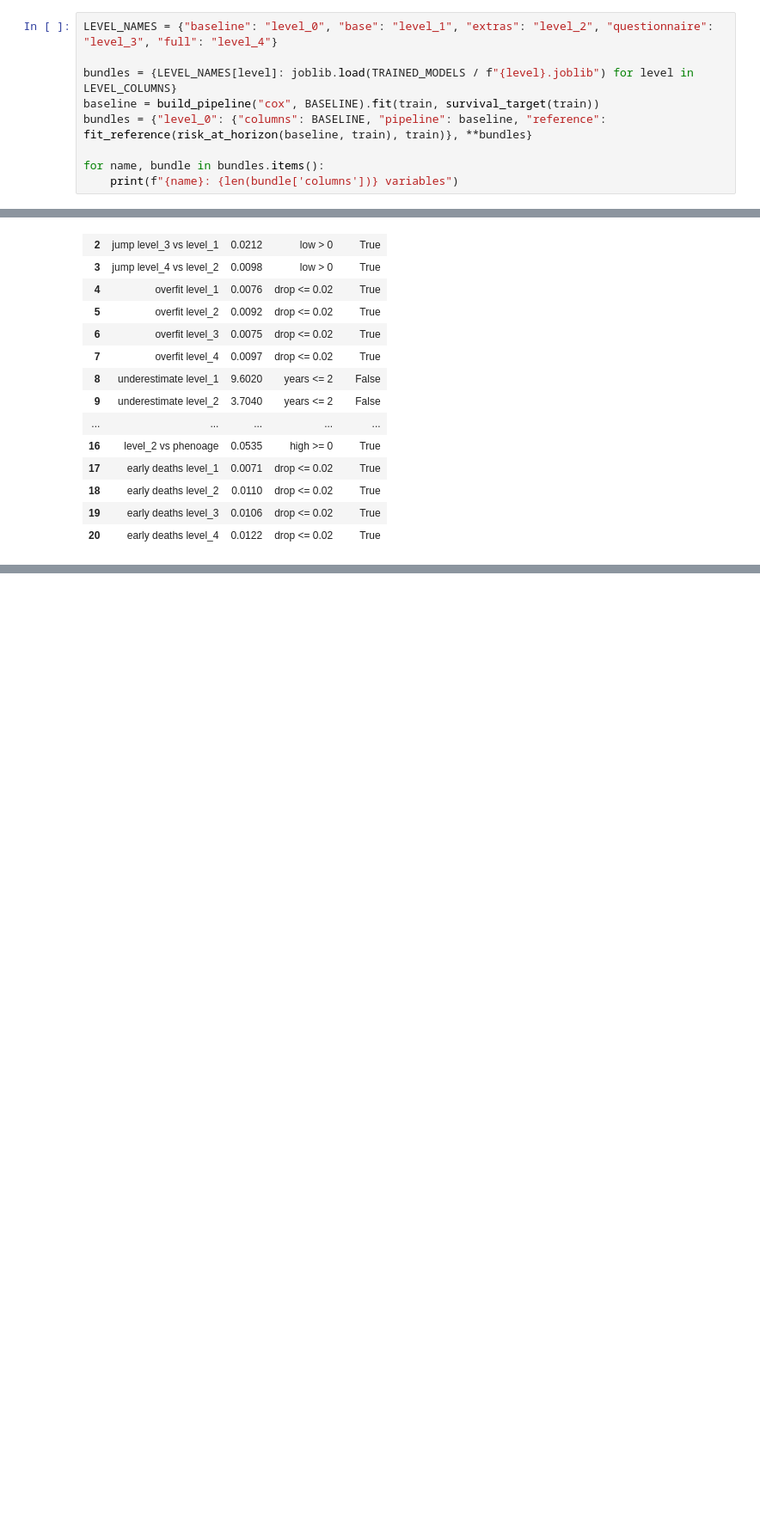
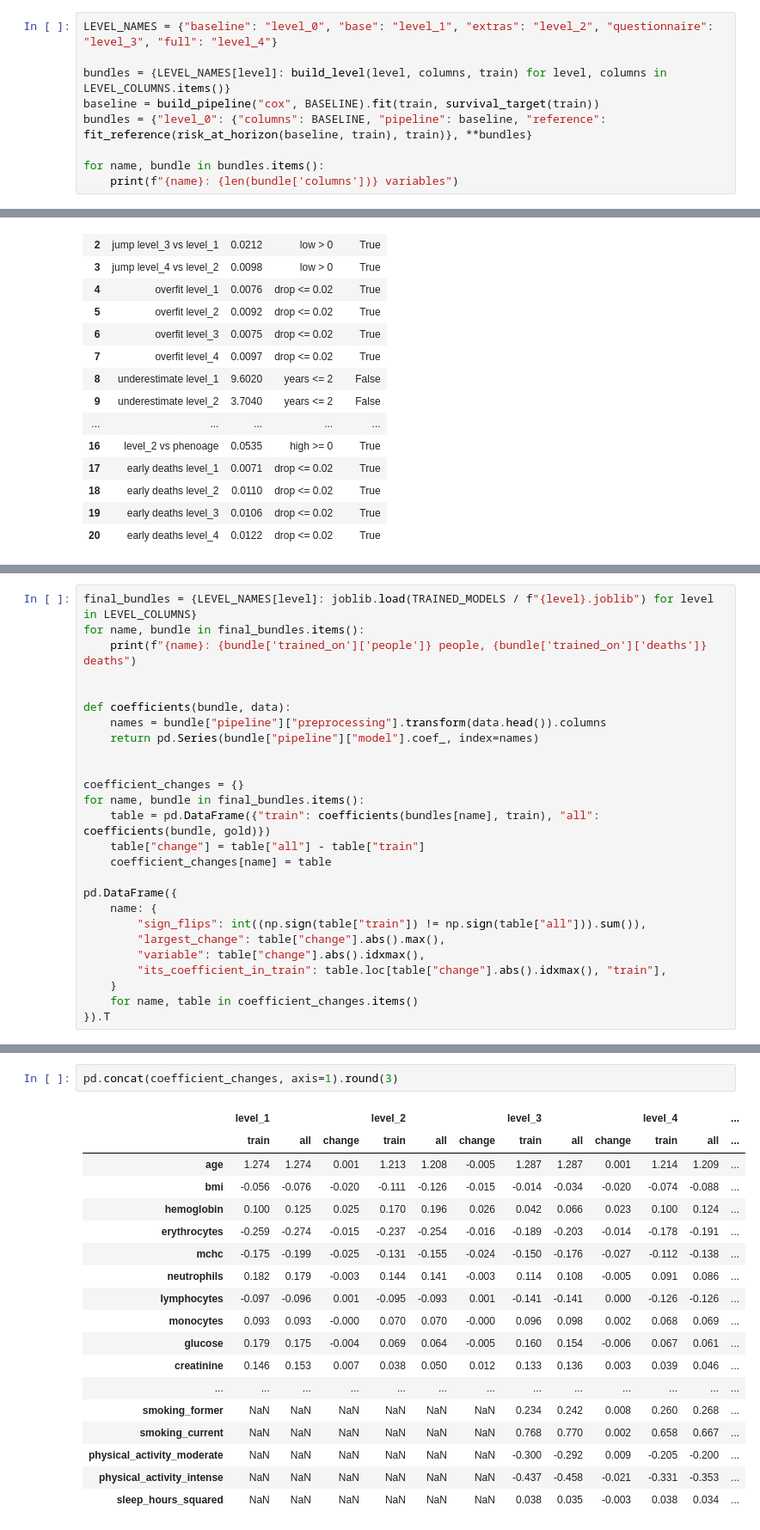
Before and after one commit to rubengil-dev/TFM---Evolve, a Jupyter notebook: notebooks/final_evaluation.ipynb, the cells around one changed output, grey strips where cells are left out. Shown at 86% size. Cells and saved outputs as stored; diff of their text form; blank space fills up the shorter version.

Commit message:
Modelo final entrenado con todos los datos y evaluación con modelos propios de train
Co-Authored-By: Claude Opus 5.5 <noreply@anthropic.com>

```diff
--- a/notebooks/final_evaluation.ipynb
+++ b/notebooks/final_evaluation.ipynb
@@ -83,7 +84,7 @@ folds: [7760, 7759, 7759, 7759, 7759] people in each validation part
 # %%
 LEVEL_NAMES = {"baseline": "level_0", "base": "level_1", "extras": "level_2", "questionnaire": "level_3", "full": "level_4"}
 
-bundles = {LEVEL_NAMES[level]: joblib.load(TRAINED_MODELS / f"{level}.joblib") for level in LEVEL_COLUMNS}
+bundles = {LEVEL_NAMES[level]: build_level(level, columns, train) for level, columns in LEVEL_COLUMNS.items()}
 baseline = build_pipeline("cox", BASELINE).fit(train, survival_target(train))
 bundles = {"level_0": {"columns": BASELINE, "pipeline": baseline, "reference": fit_reference(risk_at_horizon(baseline, train), train)}, **bundles}
 
@@ -361,0 +370,26 @@ verdict
+# %%
+final_bundles = {LEVEL_NAMES[level]: joblib.load(TRAINED_MODELS / f"{level}.joblib") for level in LEVEL_COLUMNS}
+for name, bundle in final_bundles.items():
+    print(f"{name}: {bundle['trained_on']['people']} people, {bundle['trained_on']['deaths']} deaths")
+
+
+def coefficients(bundle, data):
+    names = bundle["pipeline"]["preprocessing"].transform(data.head()).columns
+    return pd.Series(bundle["pipeline"]["model"].coef_, index=names)
+
+
+coefficient_changes = {}
+for name, bundle in final_bundles.items():
+    table = pd.DataFrame({"train": coefficients(bundles[name], train), "all": coefficients(bundle, gold)})
+    table["change"] = table["all"] - table["train"]
+    coefficient_changes[name] = table
+
+pd.DataFrame({
+    name: {
+        "sign_flips": int((np.sign(table["train"]) != np.sign(table["all"])).sum()),
+        "largest_change": table["change"].abs().max(),
+        "variable": table["change"].abs().idxmax(),
+        "its_coefficient_in_train": table.loc[table["change"].abs().idxmax(), "train"],
+    }
+    for name, table in coefficient_changes.items()
+}).T
@@ -361,0 +406,21 @@ verdict
+# %%
+pd.concat(coefficient_changes, axis=1).round(3)
+# %% [output]
+|  | level_1 |  |  | level_2 |  |  | level_3 |  |  | level_4 |  | ... |
+|  | train | all | change | train | all | change | train | all | change | train | all | ... |
+| age | 1.274 | 1.274 | 0.001 | 1.213 | 1.208 | -0.005 | 1.287 | 1.287 | 0.001 | 1.214 | 1.209 | ... |
+| bmi | -0.056 | -0.076 | -0.020 | -0.111 | -0.126 | -0.015 | -0.014 | -0.034 | -0.020 | -0.074 | -0.088 | ... |
+| hemoglobin | 0.100 | 0.125 | 0.025 | 0.170 | 0.196 | 0.026 | 0.042 | 0.066 | 0.023 | 0.100 | 0.124 | ... |
+| erythrocytes | -0.259 | -0.274 | -0.015 | -0.237 | -0.254 | -0.016 | -0.189 | -0.203 | -0.014 | -0.178 | -0.191 | ... |
+| mchc | -0.175 | -0.199 | -0.025 | -0.131 | -0.155 | -0.024 | -0.150 | -0.176 | -0.027 | -0.112 | -0.138 | ... |
+| neutrophils | 0.182 | 0.179 | -0.003 | 0.144 | 0.141 | -0.003 | 0.114 | 0.108 | -0.005 | 0.091 | 0.086 | ... |
+| lymphocytes | -0.097 | -0.096 | 0.001 | -0.095 | -0.093 | 0.001 | -0.141 | -0.141 | 0.000 | -0.126 | -0.126 | ... |
+| monocytes | 0.093 | 0.093 | -0.000 | 0.070 | 0.070 | -0.000 | 0.096 | 0.098 | 0.002 | 0.068 | 0.069 | ... |
+| glucose | 0.179 | 0.175 | -0.004 | 0.069 | 0.064 | -0.005 | 0.160 | 0.154 | -0.006 | 0.067 | 0.061 | ... |
+| creatinine | 0.146 | 0.153 | 0.007 | 0.038 | 0.050 | 0.012 | 0.133 | 0.136 | 0.003 | 0.039 | 0.046 | ... |
+| ... | ... | ... | ... | ... | ... | ... | ... | ... | ... | ... | ... | ... |
+| smoking_former | NaN | NaN | NaN | NaN | NaN | NaN | 0.234 | 0.242 | 0.008 | 0.260 | 0.268 | ... |
+| smoking_current | NaN | NaN | NaN | NaN | NaN | NaN | 0.768 | 0.770 | 0.002 | 0.658 | 0.667 | ... |
+| physical_activity_moderate | NaN | NaN | NaN | NaN | NaN | NaN | -0.300 | -0.292 | 0.009 | -0.205 | -0.200 | ... |
+| physical_activity_intense | NaN | NaN | NaN | NaN | NaN | NaN | -0.437 | -0.458 | -0.021 | -0.331 | -0.353 | ... |
+| sleep_hours_squared | NaN | NaN | NaN | NaN | NaN | NaN | 0.038 | 0.035 | -0.003 | 0.038 | 0.034 | ... |
```
Also changed, not shown: parts of 7 cells of this notebook, 8 other files.
